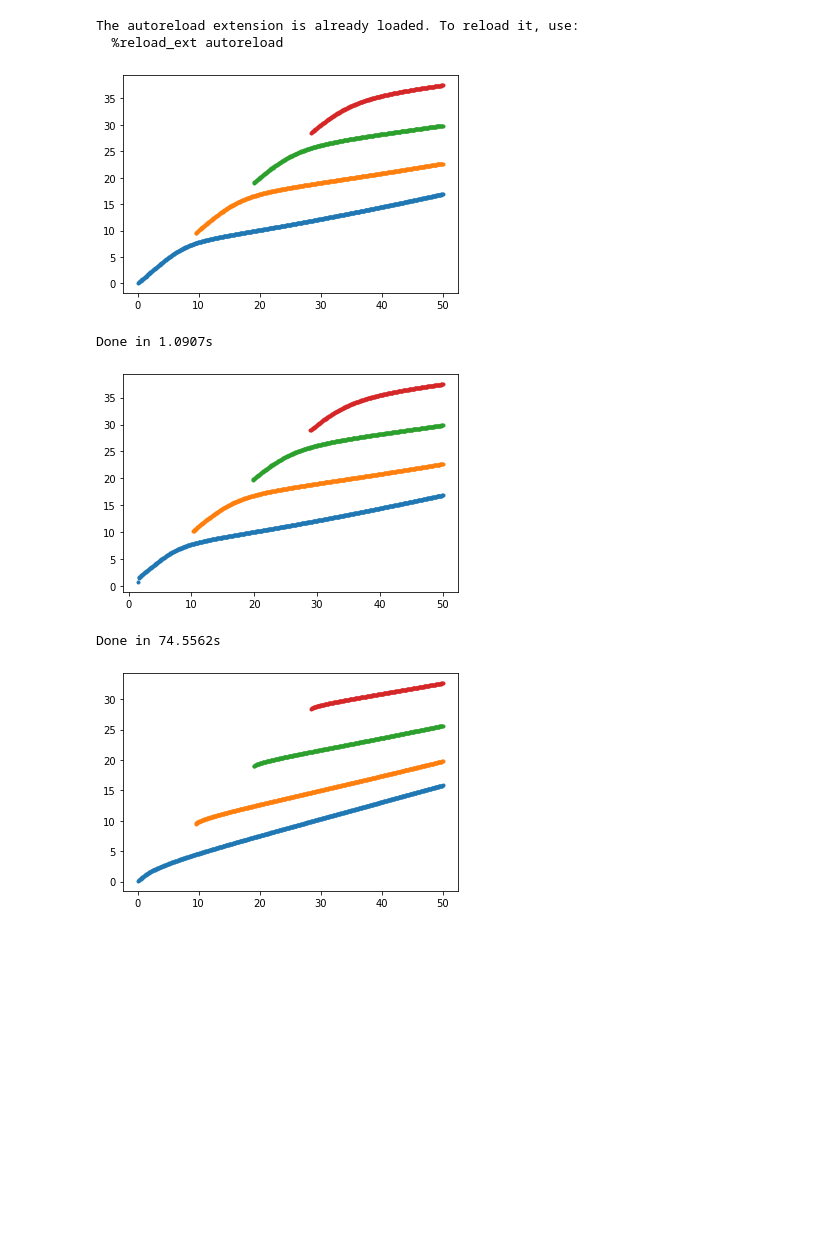
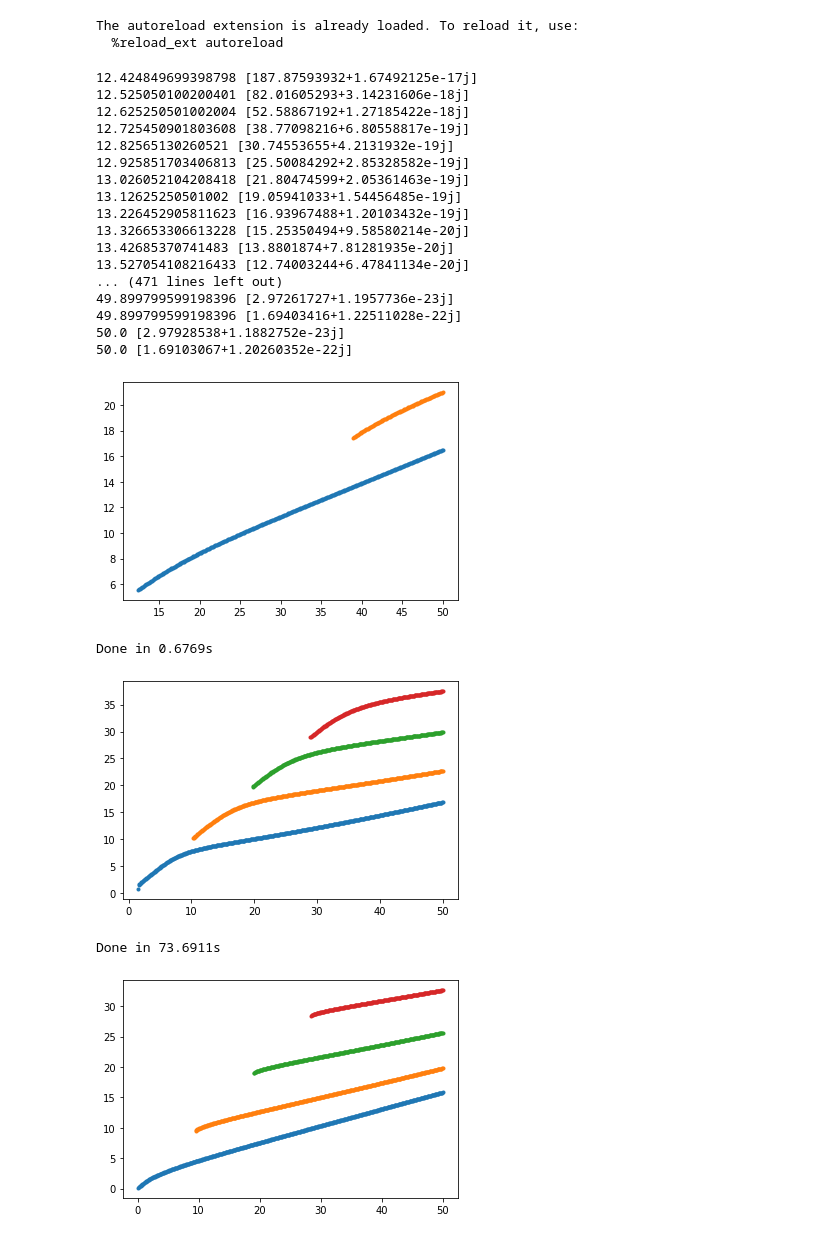
Before and after one commit to fancompute/legume, a Jupyter notebook: Notebooks/Compare_guided_modes.ipynb, the cells around one changed output. Cells and saved outputs as stored; diff of their text form; code cells hidden in the pictures; blank space fills up the shorter version.

```diff
--- a/Notebooks/Compare_guided_modes.ipynb
+++ b/Notebooks/Compare_guided_modes.ipynb
@@ -16,20 +16,37 @@ The autoreload extension is already loaded. To reload it, use:
 # %%
 # New version, TM polarization
 t = time.time()
 from pygme.guided_modes_new import guided_modes
 gs=np.linspace(0,50,500)
-epses=np.array([1,12,1])
+epses=np.array([1,12,5])
 ds=np.array([0.1])
 (omegas, coeffs) = guided_modes(gs, epses, ds, step=0.1e-1, tol=1e-6, n_modes=4, mode='TM')
 omegasT = [list(filter(None, i)) for i in zip_longest(*omegas)]
 
 for w in omegasT:
     plt.plot(gs[-len(w):],w,'.')
 plt.show()
 print("Done in %1.4fs" % (time.time()-t))
 # %% [output]
+12.424849699398798 [187.87593932+1.67492125e-17j]
+12.525050100200401 [82.01605293+3.14231606e-18j]
+12.625250501002004 [52.58867192+1.27185422e-18j]
+12.725450901803608 [38.77098216+6.80558817e-19j]
+12.82565130260521 [30.74553655+4.2131932e-19j]
+12.925851703406813 [25.50084292+2.85328582e-19j]
+13.026052104208418 [21.80474599+2.05361463e-19j]
+13.12625250501002 [19.05941033+1.54456485e-19j]
+13.226452905811623 [16.93967488+1.20103432e-19j]
+13.326653306613228 [15.25350494+9.58580214e-20j]
+13.42685370741483 [13.8801874+7.81281935e-20j]
+13.527054108216433 [12.74003244+6.47841134e-20j]
+... (471 lines left out)
+49.899799599198396 [2.97261727+1.1957736e-23j]
+49.899799599198396 [1.69403416+1.22511028e-22j]
+50.0 [2.97928538+1.1882752e-23j]
+50.0 [1.69103067+1.20260352e-22j]
-[figure, old version]
+[figure, new version]
-Done in 1.0907s
+Done in 0.6769s
 # %%
 # Old version, TM polarization
 t = time.time()
@@ -46,7 +63,7 @@ plt.show()
 print("Done in %1.4fs" % (time.time()-t))
 # %% [output]
 [figure]
-Done in 74.5562s
+Done in 73.6911s
 # %%
 # New version, TE polarization
 t = time.time()
```
Also changed, not shown: 3 other files.
